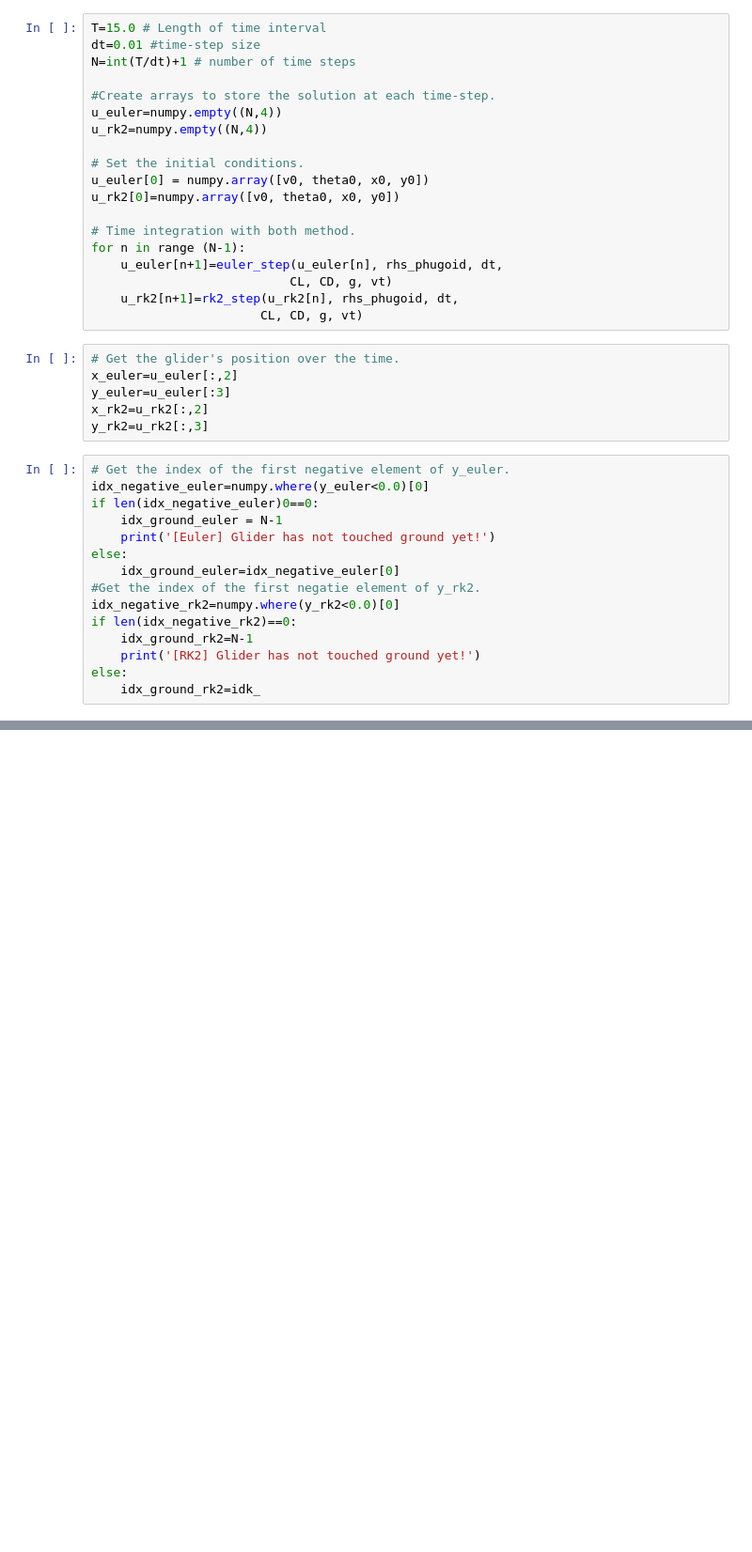
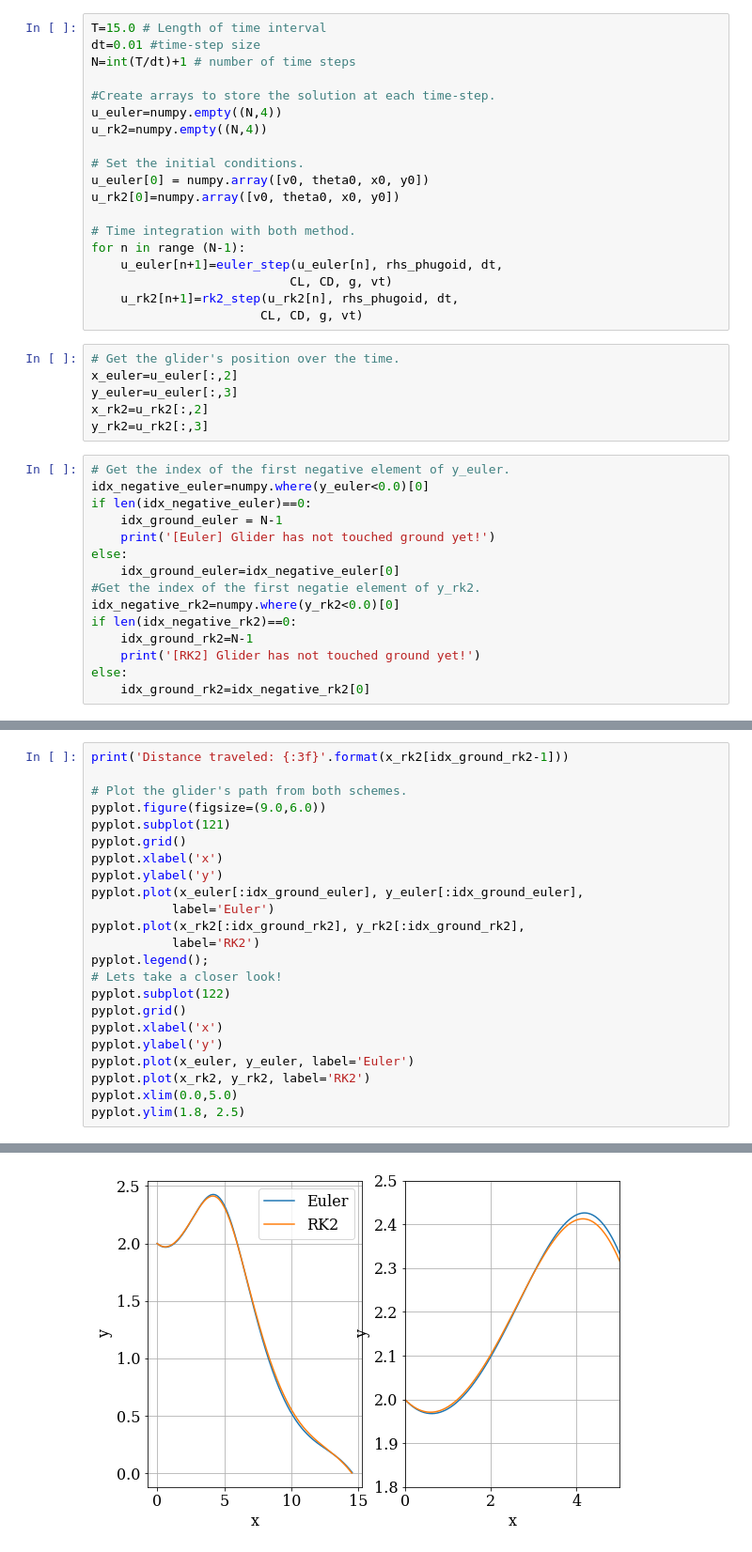
Before and after one commit to ryan28973630/MAE6286, a Jupyter notebook: Third Class (20180912) Lesson 4, Module 1.ipynb, the cells around one changed output, grey strips where cells are left out. Shown at 94% size. Cells and saved outputs as stored; diff of their text form; blank space fills up the shorter version.

```diff
--- a/Third Class (20180912) Lesson 4, Module 1.ipynb
+++ b/Third Class (20180912) Lesson 4, Module 1.ipynb
@@ -150,13 +150,13 @@ for n in range (N-1):
 # %%
 # Get the glider's position over the time.
 x_euler=u_euler[:,2]
-y_euler=u_euler[:3]
+y_euler=u_euler[:,3]
 x_rk2=u_rk2[:,2]
 y_rk2=u_rk2[:,3]
 # %%
 # Get the index of the first negative element of y_euler.
 idx_negative_euler=numpy.where(y_euler<0.0)[0]
-if len(idx_negative_euler)0==0:
+if len(idx_negative_euler)==0:
     idx_ground_euler = N-1
     print('[Euler] Glider has not touched ground yet!')
 else:
@@ -167,4 +167,4 @@ if len(idx_negative_rk2)==0:
     idx_ground_rk2=N-1
     print('[RK2] Glider has not touched ground yet!')
 else:
-    idx_ground_rk2=idk_
+    idx_ground_rk2=idx_negative_rk2[0]
@@ -170,0 +178,24 @@ else:
+# %%
+print('Distance traveled: {:3f}'.format(x_rk2[idx_ground_rk2-1]))
+
+# Plot the glider's path from both schemes.
+pyplot.figure(figsize=(9.0,6.0))
+pyplot.subplot(121)
+pyplot.grid()
+pyplot.xlabel('x')
+pyplot.ylabel('y')
+pyplot.plot(x_euler[:idx_ground_euler], y_euler[:idx_ground_euler],
+           label='Euler')
+pyplot.plot(x_rk2[:idx_ground_rk2], y_rk2[:idx_ground_rk2],
+           label='RK2')
+pyplot.legend();
+# Lets take a closer look!
+pyplot.subplot(122)
+pyplot.grid()
+pyplot.xlabel('x')
+pyplot.ylabel('y')
+pyplot.plot(x_euler, y_euler, label='Euler')
+pyplot.plot(x_rk2, y_rk2, label='RK2')
+pyplot.xlim(0.0,5.0)
+pyplot.ylim(1.8, 2.5)
+# %% [output]
@@ -170,0 +204 @@ else:
+[figure, added]
```
Also changed, not shown: parts of 12 cells of this notebook.
